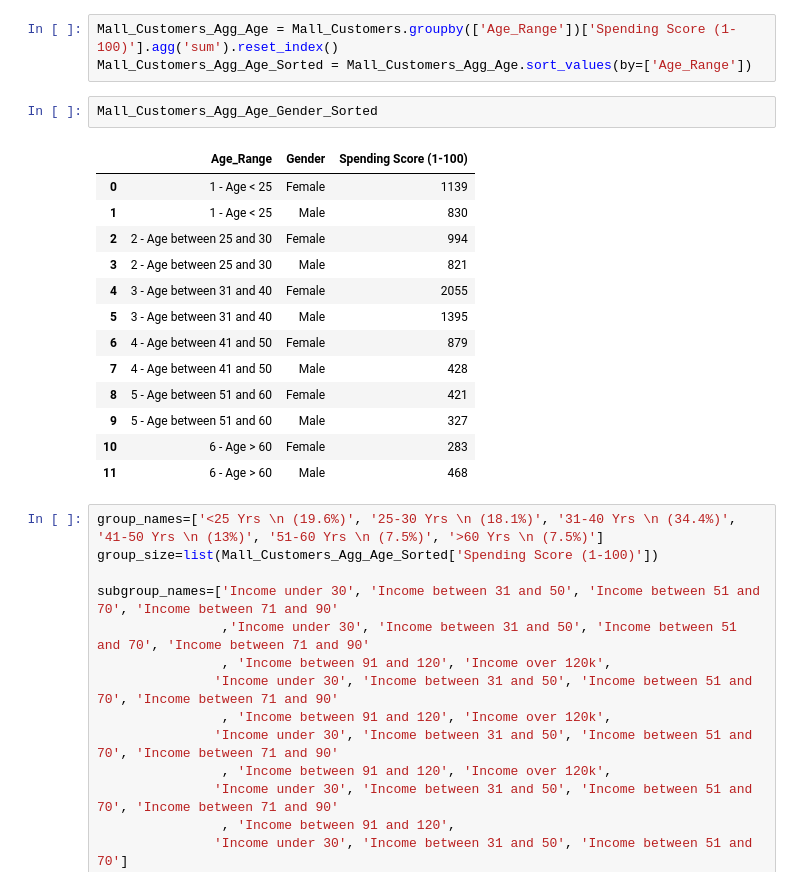
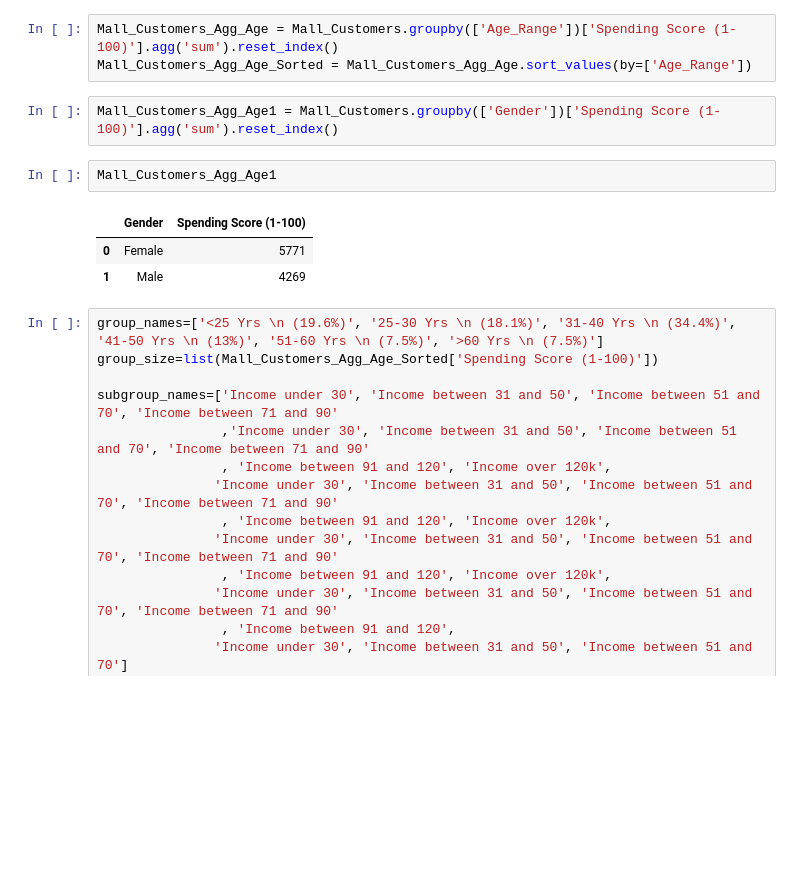
Before and after one commit to Saranyanv/test, a Jupyter notebook: 455_Assignment3.ipynb, the cells around one changed output. Drawn from its saved outputs; the diff is of its cells as text; blank space fills up the shorter version.

```diff
--- a/455_Assignment3.ipynb
+++ b/455_Assignment3.ipynb
@@ -105,22 +105,14 @@ Mall_Customers_Agg_Age_Gender_Sorted = Mall_Customers_Agg_Age_Gender.sort_values
 # %%
 Mall_Customers_Agg_Age = Mall_Customers.groupby(['Age_Range'])['Spending Score (1-100)'].agg('sum').reset_index()
 Mall_Customers_Agg_Age_Sorted = Mall_Customers_Agg_Age.sort_values(by=['Age_Range'])
-# %%
-Mall_Customers_Agg_Age_Gender_Sorted
-# %% [output]
-|  | Age_Range | Gender | Spending Score (1-100) |
-| 0 | 1 - Age < 25 | Female | 1139 |
-| 1 | 1 - Age < 25 | Male | 830 |
-| 2 | 2 - Age between 25 and 30 | Female | 994 |
-| 3 | 2 - Age between 25 and 30 | Male | 821 |
-| 4 | 3 - Age between 31 and 40 | Female | 2055 |
-| 5 | 3 - Age between 31 and 40 | Male | 1395 |
-| 6 | 4 - Age between 41 and 50 | Female | 879 |
-| 7 | 4 - Age between 41 and 50 | Male | 428 |
-| 8 | 5 - Age between 51 and 60 | Female | 421 |
-| 9 | 5 - Age between 51 and 60 | Male | 327 |
-| 10 | 6 - Age > 60 | Female | 283 |
-| 11 | 6 - Age > 60 | Male | 468 |
+# %%
+Mall_Customers_Agg_Age1 = Mall_Customers.groupby(['Gender'])['Spending Score (1-100)'].agg('sum').reset_index()
+# %%
+Mall_Customers_Agg_Age1
+# %% [output]
+|  | Gender | Spending Score (1-100) |
+| 0 | Female | 5771 |
+| 1 | Male | 4269 |
 # %%
 group_names=['<25 Yrs \n (19.6%)', '25-30 Yrs \n (18.1%)', '31-40 Yrs \n (34.4%)', '41-50 Yrs \n (13%)', '51-60 Yrs \n (7.5%)', '>60 Yrs \n (7.5%)']
 group_size=list(Mall_Customers_Agg_Age_Sorted['Spending Score (1-100)'])
```
Also changed, not shown: parts of 8 cells of this notebook.
